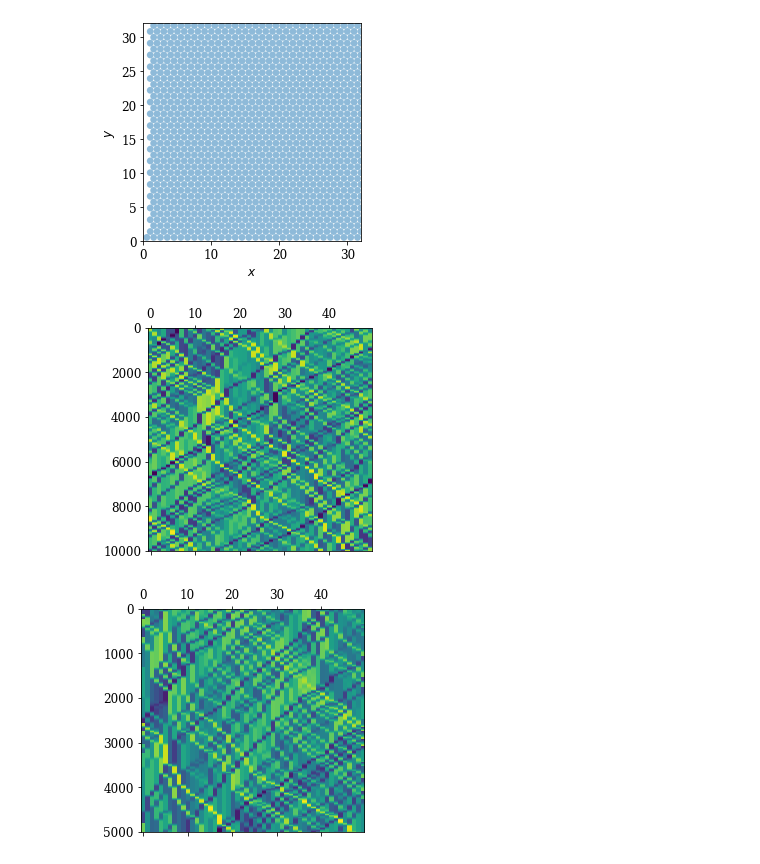
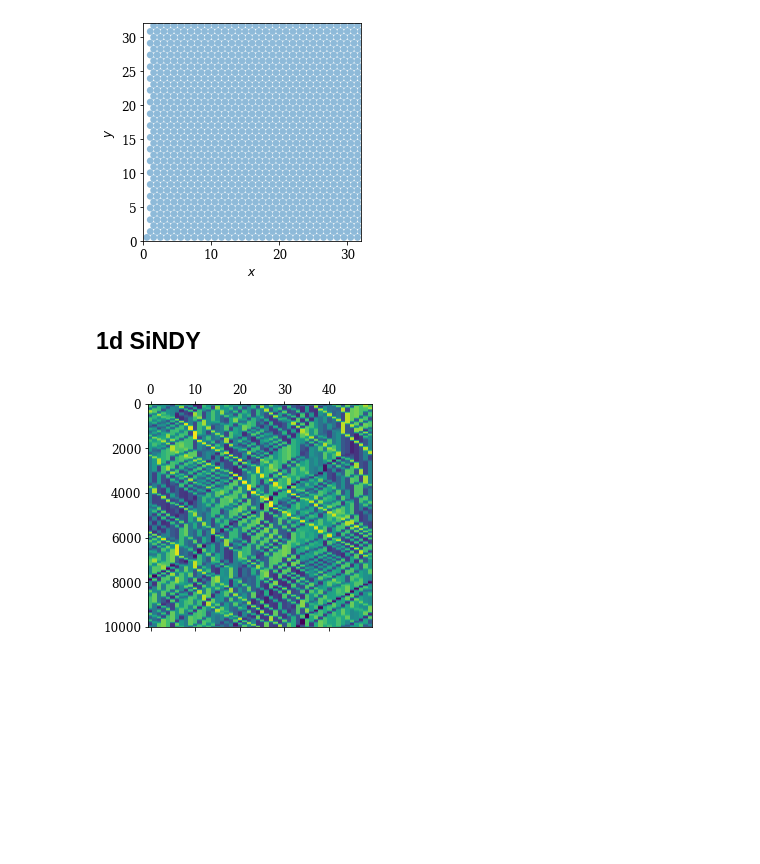
Before and after one commit to znicolaou/manybody, a Jupyter notebook: plot.ipynb, the cells around one changed output. Saved outputs shown, nothing was run; the diff lists cells and outputs as text; code cells hidden in the pictures; blank space fills up the shorter version.

```diff
--- a/plot.ipynb
+++ b/plot.ipynb
@@ -162,72 +145,31 @@ ic.tofile('data/latticeic.dat')
 # %% [output]
 [figure]
-# %%
-plt.subplots(1,2,figsize=(8,4))
-for i in range(1,21):
-    filebase='data/lattice/'+str(i)
-    file=open(filebase+'out.dat')
-    N,dim,t1,t2,t3,dt,L,R0,R,V,H=file.readline().split()
-    N=int(N)
-    dim=int(dim)
-    L=float(L)
-    R0=float(R0)
-    R=float(R)
-    t1=float(t1)
-    t2=float(t2)
-    t3=float(t3)
-    dt=float(dt)
-    file.close()
-    times=np.fromfile(filebase+'times.dat')
-    order=np.fromfile(filebase+'orders.dat',dtype=np.int32)
-    states=np.fromfile(filebase+'states.dat')
-    states=states.reshape((int(len(states)/((2*dim)*N)),(2*dim)*N))
-
-    plt.subplot(1,2,1)
-    plt.ylabel('$z$')
-    plt.xlabel('$t$')
-    plt.plot(dt*np.arange(len(order)),order/(N/2))
-    plt.subplot(1,2,2)
-    plt.yscale('log')
-    plt.xscale('log')
-    plt.xlabel('$t$')
-    plt.ylabel('$D$')
-    plt.plot(dt*np.arange(len(states)), np.mean((np.mod(states[:,0::4]-states[0,0::4]+L/2,L)-L/2)**2+(np.mod(states[:,1::4]-states[0,1::4]+L/2,L)-L/2)**2,axis=1)**0.5)
-
-plt.tight_layout()
-plt.show()
+# %% [markdown]
+## 1d SiNDY
 # %%
-filebase='data/1d3'
+filebase='data/1d'
 file=open(filebase+'out.dat')
 N,dim,t1,t2,t3,dt,L,R0,R,V,H=file.readline().split()
 N=int(N)
 dim=int(dim)
 L=float(L)
 R0=float(R0)
 R=float(R)
 t1=float(t1)
 t2=float(t2)
 t3=float(t3)
 dt=float(dt)
 file.close()
 times=np.fromfile(filebase+'times.dat')
 order=np.fromfile(filebase+'orders.dat',dtype=np.int32)
 states=np.fromfile(filebase+'states.dat')
 states=states.reshape((int(len(states)/((2*dim)*N)),(2*dim)*N))
 for i in range(int(N/4)):
     states[:,2*i]=np.mod(states[:,2*i]+L/2,L)-L/2
 for i in range(int(3*N/4),N):
     states[:,2*i]=np.mod(states[:,2*i]-L/2,L)+L/2
 
-test=np.fromfile("data/test.dat")
-test2=test.reshape((50,5001,2))
-R=1
-dt=0.01
-order=np.argsort(test2[:,0,0])
-X=np.transpose([test2[order,:,0],test2[order,:,1]],axes=(1,0,2)).reshape(len(test2)*2,test2.shape[1]).T
 plt.matshow(states[:,1::2],aspect=len(states[0])/len(states)/2)
 plt.show()
-plt.matshow(X[:,1::2],aspect=len(X[0])/len(X)/2)
-plt.show()
 # %% [output]
-[figure, old version]
+[figure, new version]
-[figure, removed]
```
Also changed, not shown: parts of 12 cells of this notebook, 34 other files.
